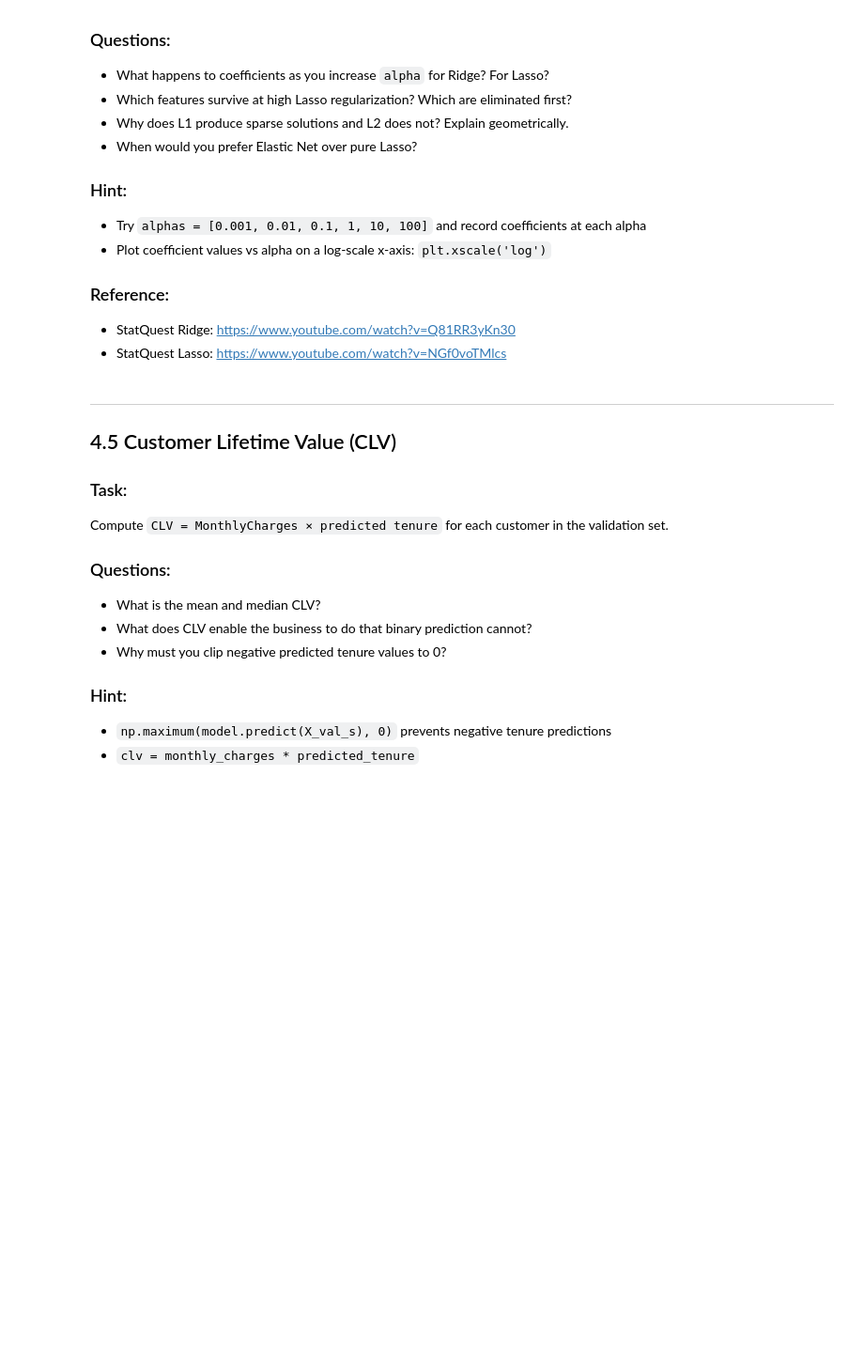
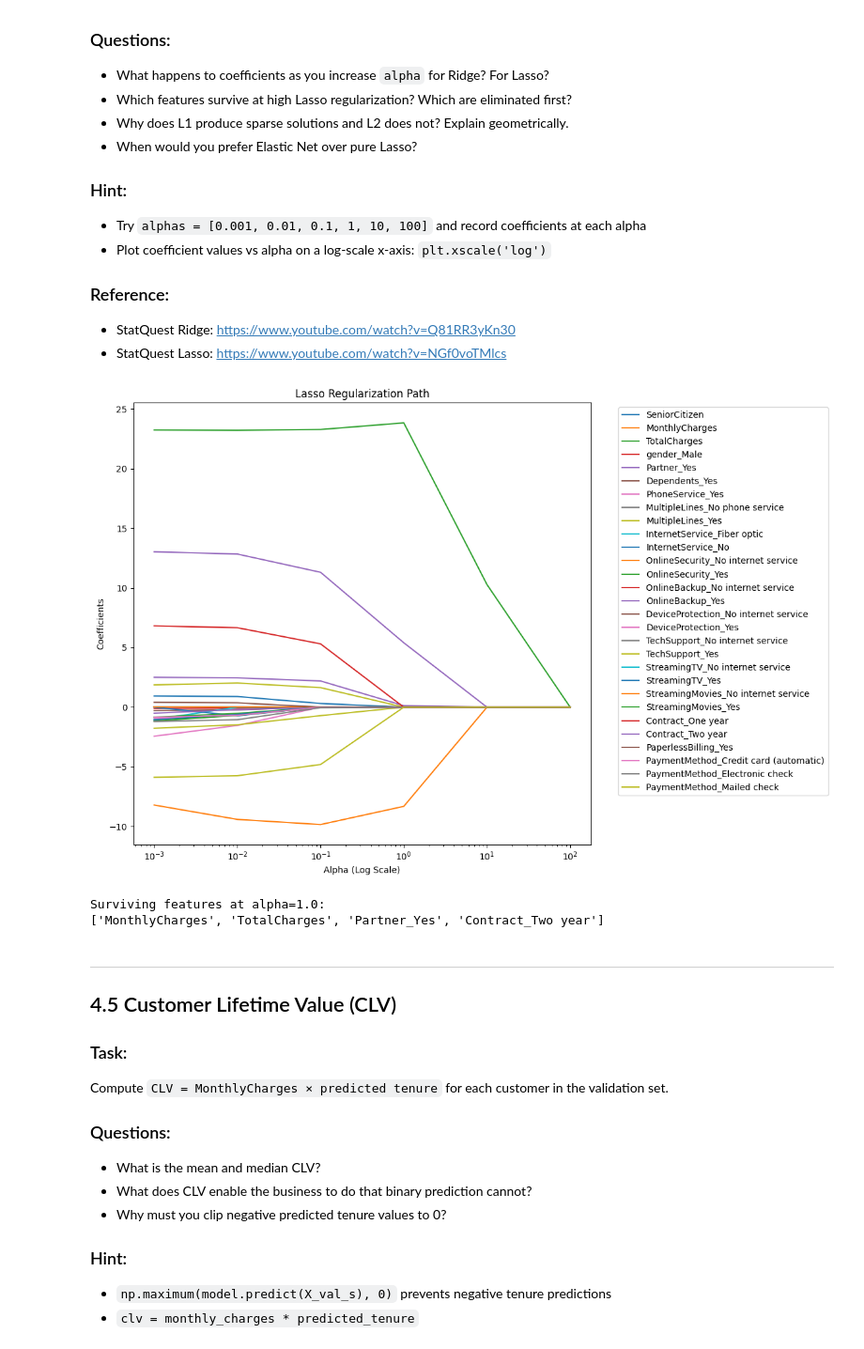
Before and after one commit to VirajSawad1021/FuseAI, a Jupyter notebook: Assignment_4/W4_Linear_Models_Assignment.ipynb, the cells around one changed output. Shown at 94% size. Saved outputs shown, nothing was run; the diff lists cells and outputs as text; code cells hidden in the pictures; blank space fills up the shorter version.

```diff
--- a/Assignment_4/W4_Linear_Models_Assignment.ipynb
+++ b/Assignment_4/W4_Linear_Models_Assignment.ipynb
@@ -896,3 +992,35 @@ Plot the Lasso regularization path.
+# %%
+alphas = [0.001, 0.01, 0.1, 1.0, 10.0, 100.0]
+coefs_lasso = []
+
+for a in alphas:
+    lasso = Lasso(alpha=a, max_iter=10000)
+    lasso.fit(X_train_reg_s, y_train_reg)
+    coefs_lasso.append(lasso.coef_)
+
+coefs_lasso = np.array(coefs_lasso)
+# %%
+plt.figure(figsize=(12, 8))
+for i in range(coefs_lasso.shape[1]):
+    plt.plot(alphas, coefs_lasso[:, i], label=X_train_reg.columns[i])
+plt.xscale('log')
+plt.xlabel('Alpha (Log Scale)')
+plt.ylabel('Coefficients')
+plt.title('Lasso Regularization Path')
+plt.legend(bbox_to_anchor=(1.05, 1), loc='upper left')
+plt.tight_layout()
+plt.show()
+# %% [output]
+[figure, added]
+# %%
+lasso_1 = Lasso(alpha=1.0)
+lasso_1.fit(X_train_reg_s, y_train_reg)
+surviving_features = X_train_reg.columns[lasso_1.coef_ != 0]
+print("Surviving features at alpha=1.0:")
+print(list(surviving_features))
+# %% [output]
+Surviving features at alpha=1.0:
+['MonthlyCharges', 'TotalCharges', 'Partner_Yes', 'Contract_Two year']
 # %% [markdown]
 ---
 
```
Also changed, not shown: parts of 76 cells of this notebook, 1 other file.
